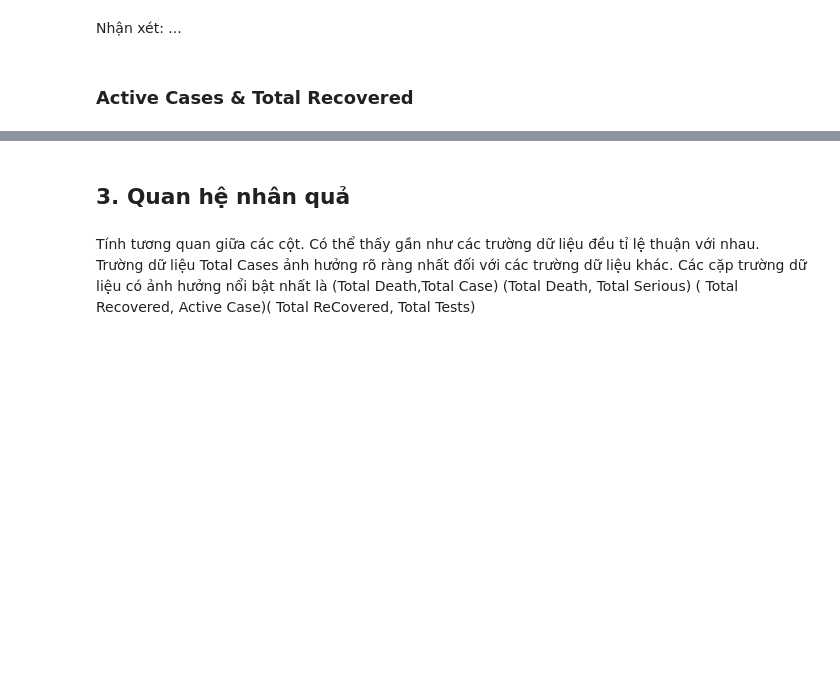
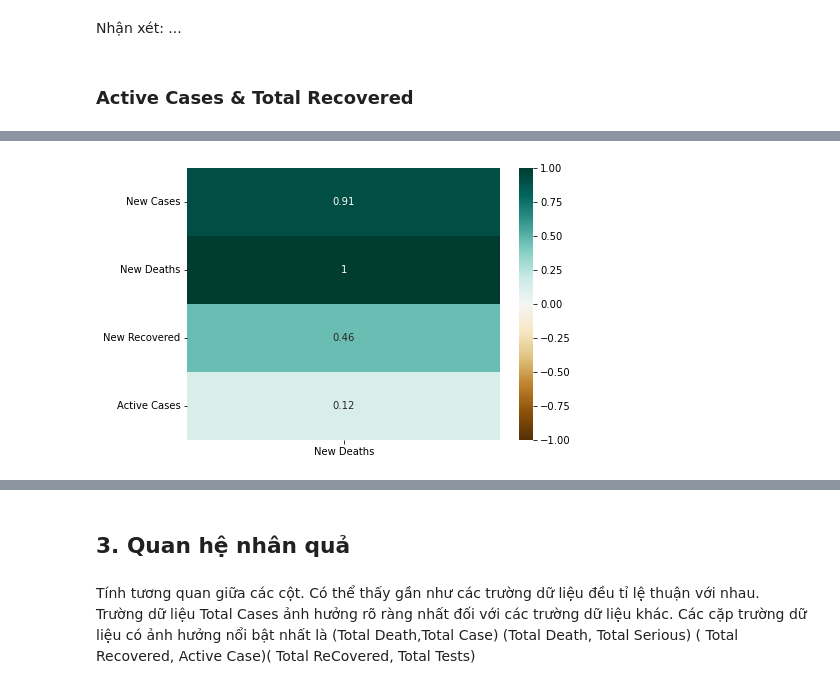
Before and after one commit to LeKiet258/DATA_VIZ_LAB01, a Jupyter notebook: Relationship.ipynb, the cells around one changed output, grey strips where cells are left out. Cells and saved outputs as stored; diff of their text form; code cells hidden in the pictures; blank space fills up the shorter version.

```diff
--- a/Relationship.ipynb
+++ b/Relationship.ipynb
@@ -282,6 +289,8 @@ Nhận xét: ...
 # %% [markdown]
 ### Population ~ Total Recovered ~ Total Deaths
 # %%
+plt.style.use('default')
+
 # bar group chart
 df = data_df[['Country', 'Total Recovered', 'Total Deaths', 'Population']][:30].set_index('Country')
 df.plot.barh(figsize=(17,15))
@@ -403,0 +424,5 @@ Nhận xét: ...
+# %%
+df = week_df[week_df['continent'] == 'Europe'].groupby('day')[['New Cases', 'New Deaths', 'New Recovered', 'Active Cases', 'Serious']].sum()
+df = df.reset_index()
+
+df.head()
@@ -403,0 +436,7 @@ Nhận xét: ...
+# %%
+corrs = df[['New Cases', 'New Deaths', 'New Recovered', 'Active Cases']].corr()[['New Deaths']]
+
+plt.figure(figsize=(7, 5))
+sns.heatmap(data=corrs, cmap='BrBG', annot=True, vmax=1, vmin=-1);
+# %% [output]
+[figure, added]
```
Also changed, not shown: parts of 13 cells of this notebook.
